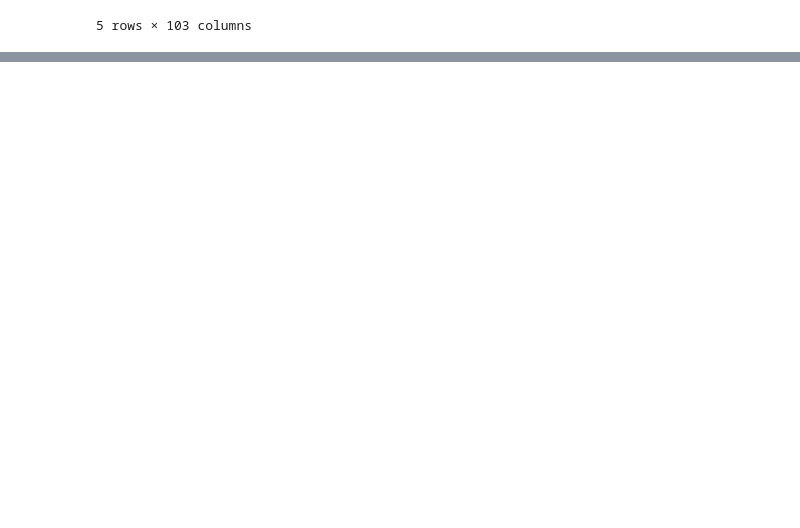
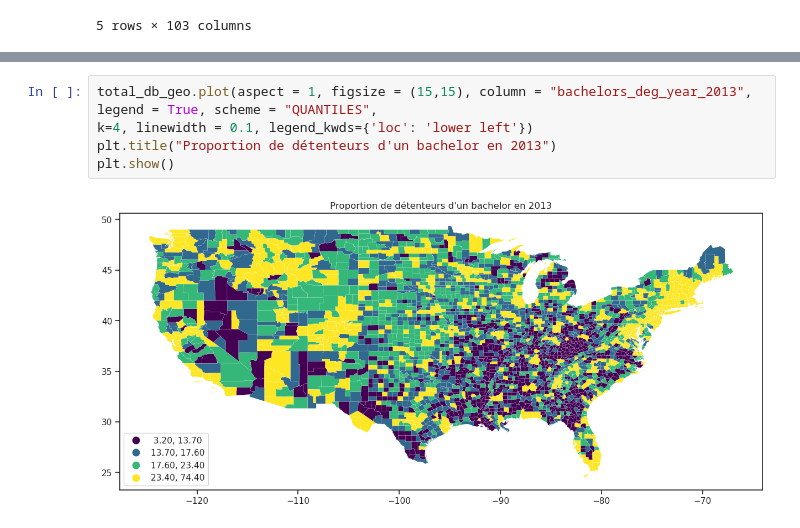
Before and after one commit to eleroux46/gun_violence, a Jupyter notebook: matis-desc-2.ipynb, the cells around one changed output, grey strips where cells are left out. Drawn from its saved outputs; the diff is of its cells as text; blank space fills up the shorter version.

```diff
--- a/matis-desc-2.ipynb
+++ b/matis-desc-2.ipynb
@@ -106,0 +157,7 @@ merge_geo.head()
+# %%
+total_db_geo.plot(aspect = 1, figsize = (15,15), column = "bachelors_deg_year_2013", legend = True, scheme = "QUANTILES",
+k=4, linewidth = 0.1, legend_kwds={'loc': 'lower left'})
+plt.title("Proportion de détenteurs d'un bachelor en 2013")
+plt.show()
+# %% [output]
+[figure, added]
```
Also changed, not shown: parts of 36 cells of this notebook.
